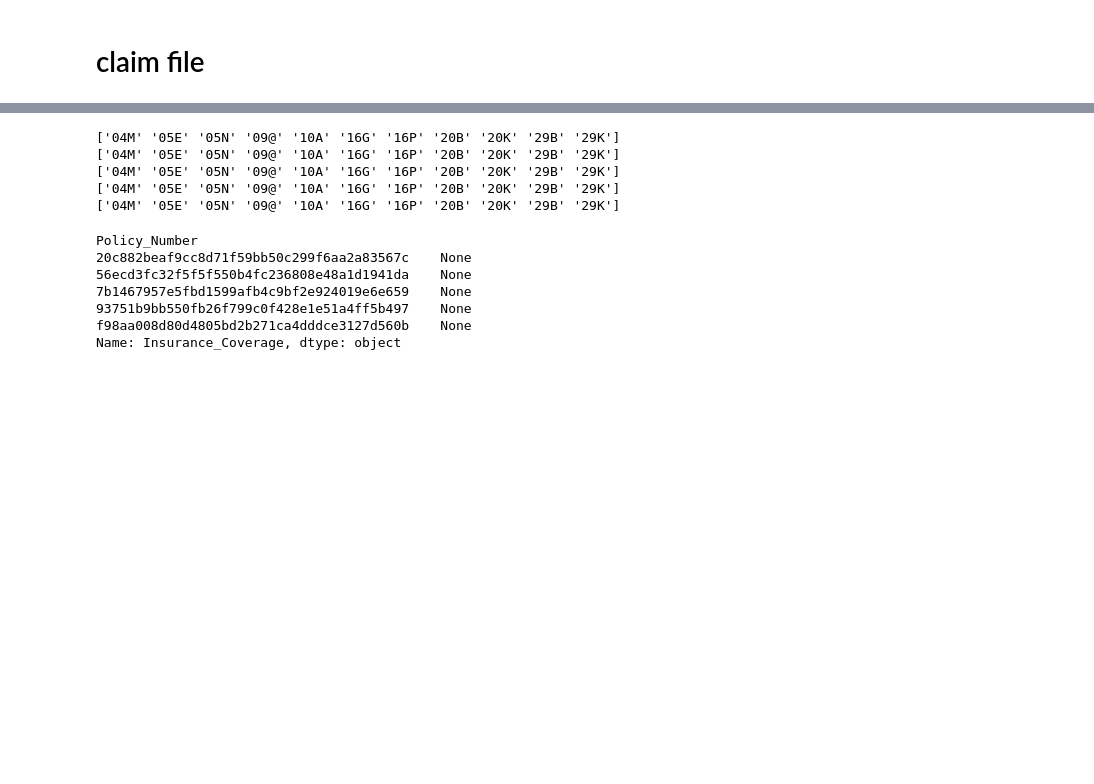
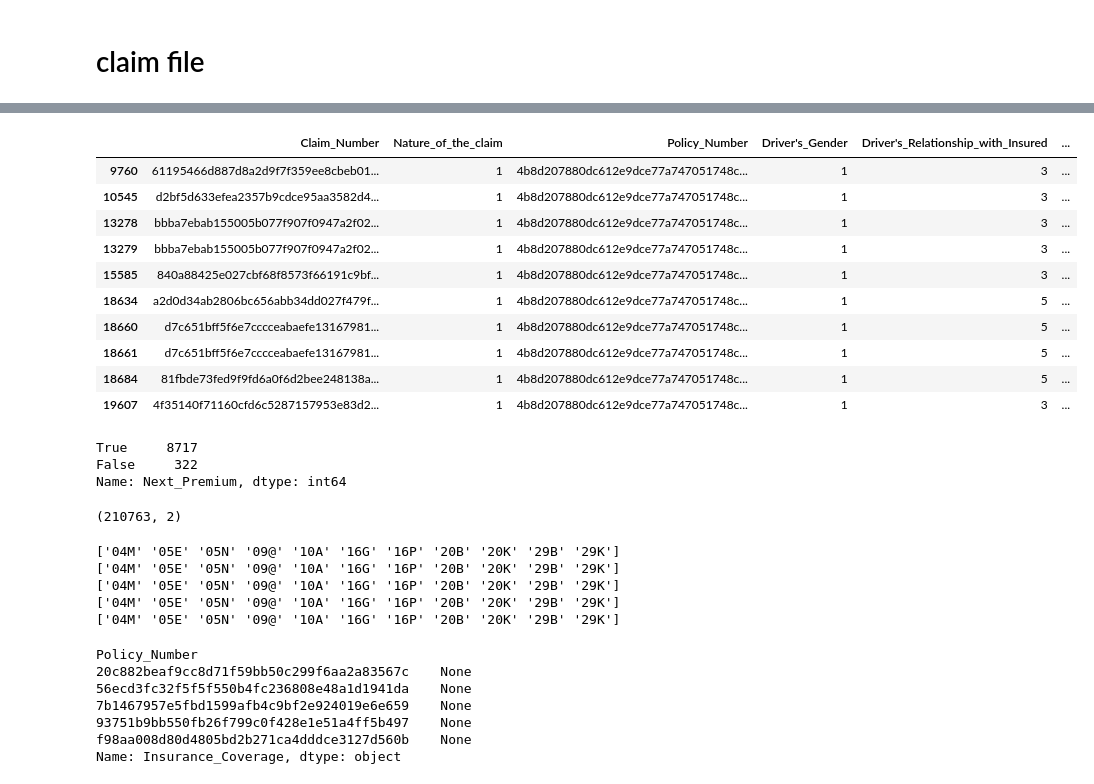
Before and after one commit to taipingeric/tbddd, a Jupyter notebook: feature engineering.ipynb, the cells around one changed output, grey strips where cells are left out. Saved outputs shown, nothing was run; the diff lists cells and outputs as text; code cells hidden in the pictures; blank space fills up the shorter version.

```diff
--- a/feature engineering.ipynb
+++ b/feature engineering.ipynb
@@ -227,3 +278,27 @@ df_p
+# %%
+df_c[df_c['Policy_Number'] == '4b8d207880dc612e9dce77a747051748c45ff78b']
+# %% [output]
+|  | Claim_Number | Nature_of_the_claim | Policy_Number | Driver's_Gender | Driver's_Relationship_with_Insured | ... |
+| 9760 | 61195466d887d8a2d9f7f359ee8cbeb01... | 1 | 4b8d207880dc612e9dce77a747051748c... | 1 | 3 | ... |
+| 10545 | d2bf5d633efea2357b9cdce95aa3582d4... | 1 | 4b8d207880dc612e9dce77a747051748c... | 1 | 3 | ... |
+| 13278 | bbba7ebab155005b077f907f0947a2f02... | 1 | 4b8d207880dc612e9dce77a747051748c... | 1 | 3 | ... |
+| 13279 | bbba7ebab155005b077f907f0947a2f02... | 1 | 4b8d207880dc612e9dce77a747051748c... | 1 | 3 | ... |
+| 15585 | 840a88425e027cbf68f8573f66191c9bf... | 1 | 4b8d207880dc612e9dce77a747051748c... | 1 | 3 | ... |
+| 18634 | a2d0d34ab2806bc656abb34dd027f479f... | 1 | 4b8d207880dc612e9dce77a747051748c... | 1 | 5 | ... |
+| 18660 | d7c651bff5f6e7cccceabaefe13167981... | 1 | 4b8d207880dc612e9dce77a747051748c... | 1 | 5 | ... |
+| 18661 | d7c651bff5f6e7cccceabaefe13167981... | 1 | 4b8d207880dc612e9dce77a747051748c... | 1 | 5 | ... |
+| 18684 | 81fbde73fed9f9fd6a0f6d2bee248138a... | 1 | 4b8d207880dc612e9dce77a747051748c... | 1 | 5 | ... |
+| 19607 | 4f35140f71160cfd6c5287157953e83d2... | 1 | 4b8d207880dc612e9dce77a747051748c... | 1 | 3 | ... |
+# %%
+(df_train[df_train['Policy_Number'].isin(df_p[df_p['Insured_Amount2'] + df_p['Insured_Amount1'] + df_p['Insured_Amount3']  == 0]['Policy_Number'].unique())]['Next_Premium'] == 0).value_counts()
+# %% [output]
+True     8717
+False     322
+Name: Next_Premium, dtype: int64
+# %%
+df_train.shape
+# %% [output]
+(210763, 2)
 # %%
 # Fill NAN
 # Vehicle ID: from policy number -> 找車 (>1台車 drop)
```
Also changed, not shown: parts of 11 cells of this notebook.
